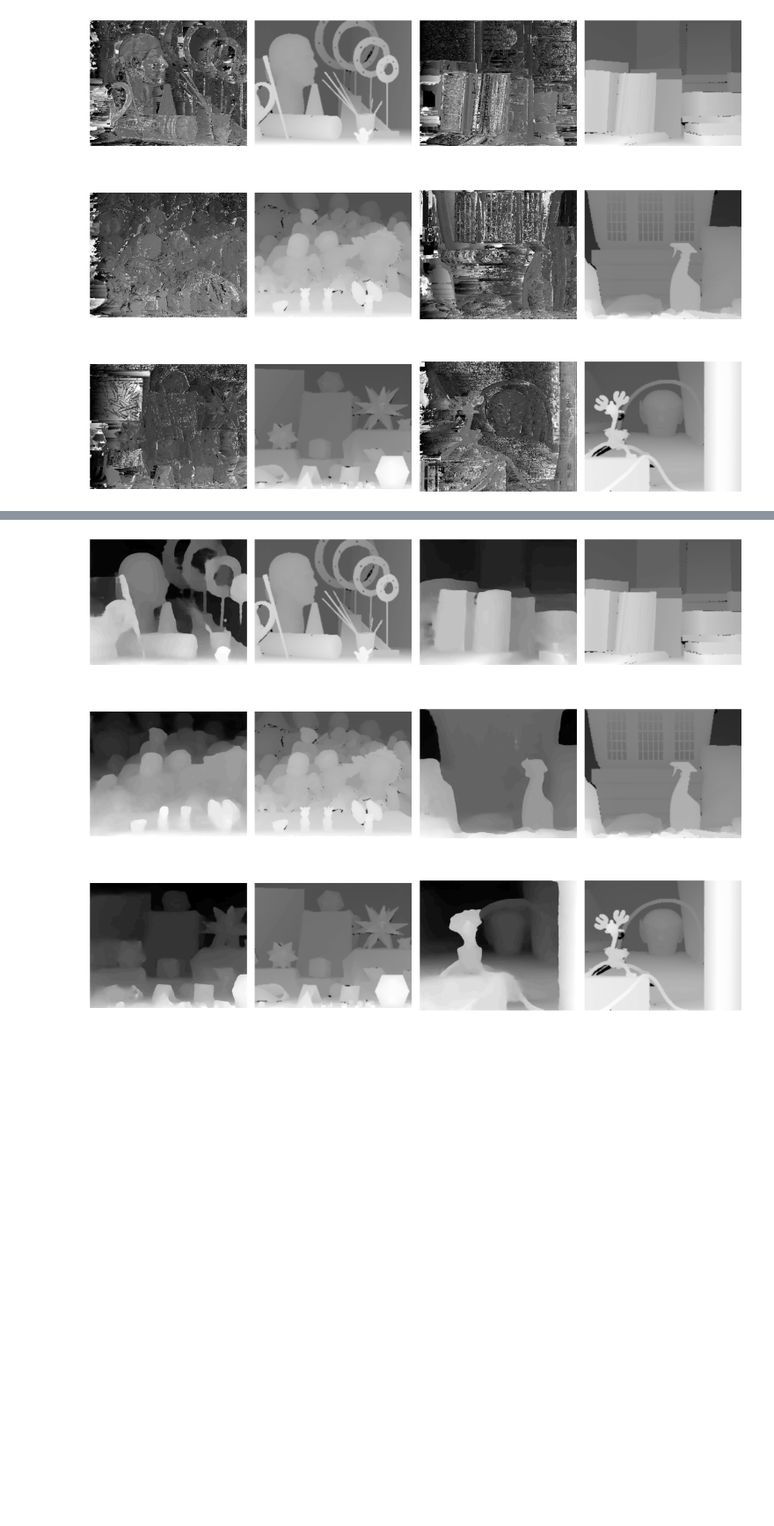
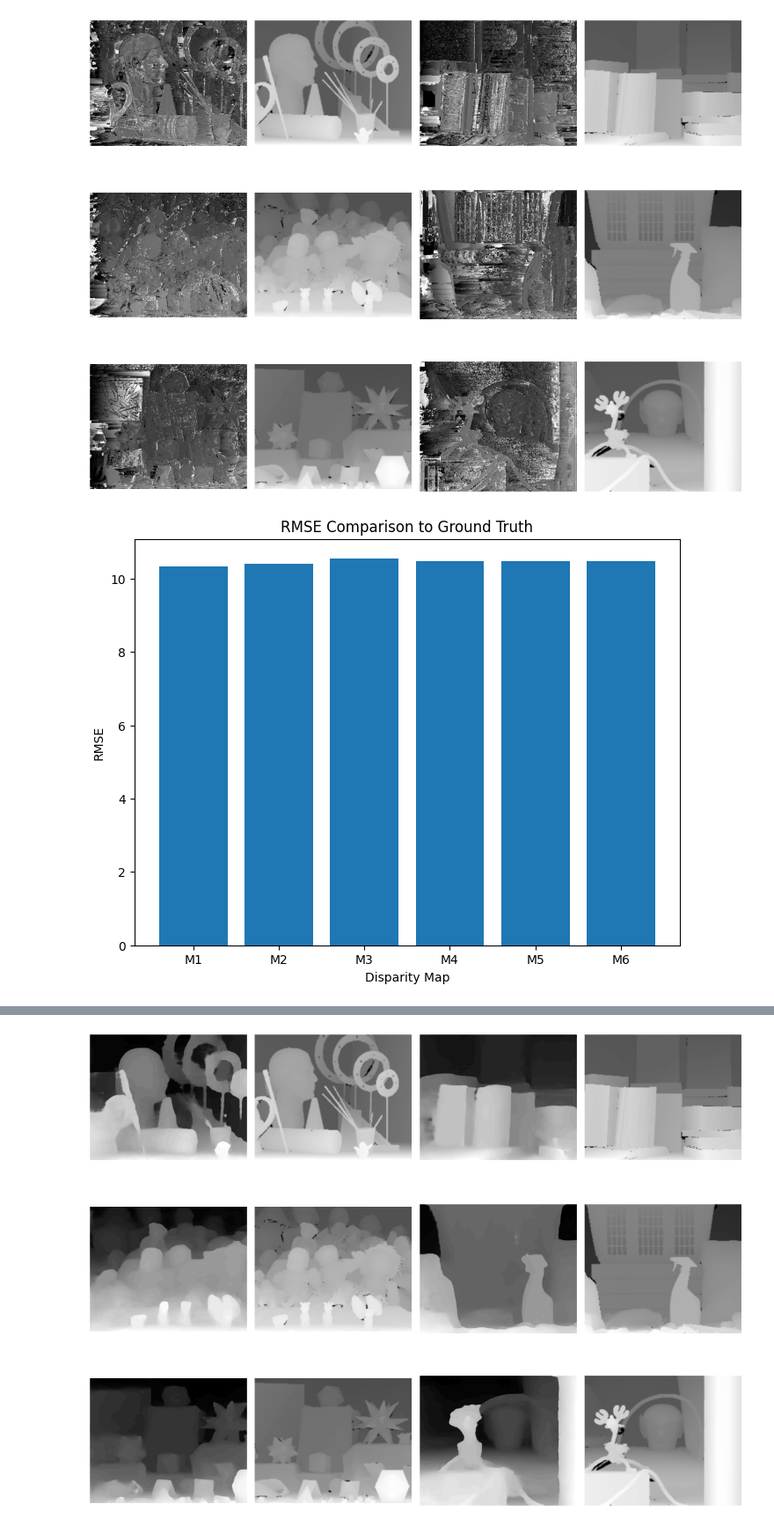
Before and after one commit to FLAIVIINGO/LoopyBeliefPropagation, a Jupyter notebook: BeliefPropagation.ipynb, the cells around one changed output, grey strips where cells are left out. Shown at 88% size. Saved outputs shown, nothing was run; the diff lists cells and outputs as text; code cells hidden in the pictures; blank space fills up the shorter version.

```diff
--- a/BeliefPropagation.ipynb
+++ b/BeliefPropagation.ipynb
@@ -313,19 +291,27 @@ disparity_map10 = cv2.imread('Images/moebius-d2.png', 0)
 disparity_map11 = cv2.imread('Images/disparity_map_8.png', 0)
 disparity_map12 = cv2.imread('Images/reindeer-d2.png', 0)
 
+rmse_values = []
+
 # Calculate the root mean squared error
 error0 = np.sqrt(np.mean((disparity_map1 - disparity_map2)**2))
 print(f"RMSE: {error0}")
+rmse_values.append(error0)
 error1 = np.sqrt(np.mean((disparity_map3 - disparity_map4)**2))
 print(f"RMSE: {error1}")
+rmse_values.append(error1)
 error2 = np.sqrt(np.mean((disparity_map5 - disparity_map6)**2))
 print(f"RMSE: {error2}")
+rmse_values.append(error2)
 error3 = np.sqrt(np.mean((disparity_map7 - disparity_map8)**2))
 print(f"RMSE: {error3}")
+rmse_values.append(error3)
 error4 = np.sqrt(np.mean((disparity_map9 - disparity_map10)**2))
 print(f"RMSE: {error4}")
+rmse_values.append(error4)
 error5 = np.sqrt(np.mean((disparity_map11 - disparity_map12)**2))
 print(f"RMSE: {error5}")
+rmse_values.append(error5)
 # %% [output]
 RMSE: 10.341200871652443
 RMSE: 10.398366923415564
@@ -333,25 +319,6 @@ RMSE: 10.558426994423899
 RMSE: 10.480444563172483
 RMSE: 10.479572820515928
 RMSE: 10.485850006833115
-# %%
-rmse_values = [error0,error1,error2,error3,error4,error5]
-
-disparity_map_names = [
-    'Disparity Map 0',
-    'Disparity Map 1',
-    'Disparity Map 2',
-    'Disparity Map 3',
-    'Disparity Map 4',
-    'Disparity Map 5'
-]
-
-plt.figure(figsize(10,6))
-plt.bar(disparity_map_names,rmse_values)
-plt.xlabel('Disparity Maps')
-plt.ylabel('RMSE')
-plt.title('Root Mean Squared Error of Disparity')
-plt.xticks(rotation=45)
-plt.show()
 # %%
 # Create a list of disparity maps
 disparity_maps = [
@@ -383,3 +350,18 @@ plt.tight_layout()
 plt.show()
 # %% [output]
 [figure]
+# %%
+import matplotlib.pyplot as plt
+
+# Create a list of labels for the x-axis
+labels = ['M1', 'M2', 'M3', 'M4', 'M5', 'M6']
+
+# Plot the RMSE values
+plt.figure(figsize=(8, 6))
+plt.bar(labels, rmse_values)
+plt.xlabel('Disparity Map')
+plt.ylabel('RMSE')
+plt.title('RMSE Comparison to Ground Truth')
+plt.show()
+# %% [output]
+[figure, added]
```
Also changed, not shown: parts of 12 cells of this notebook.
